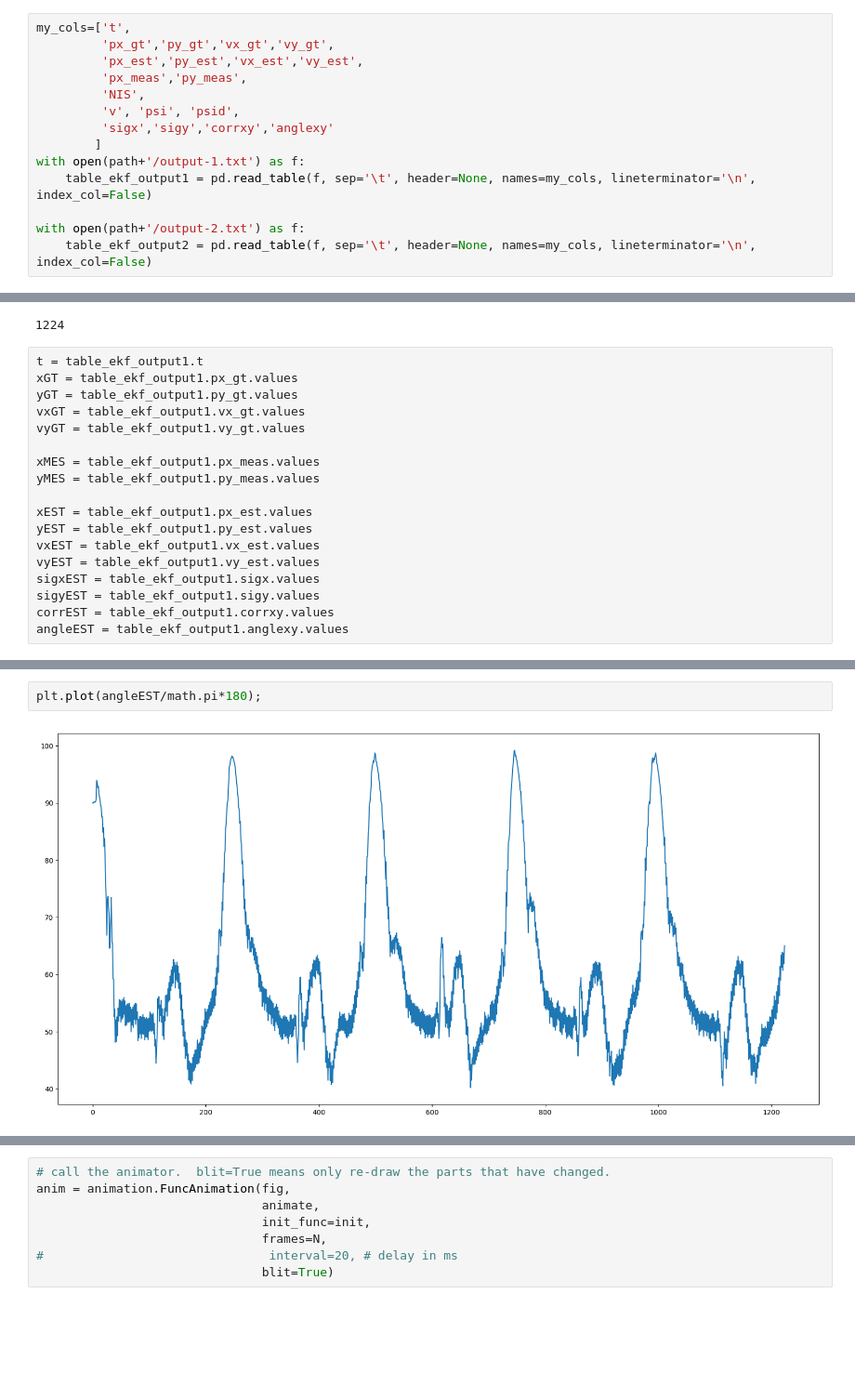
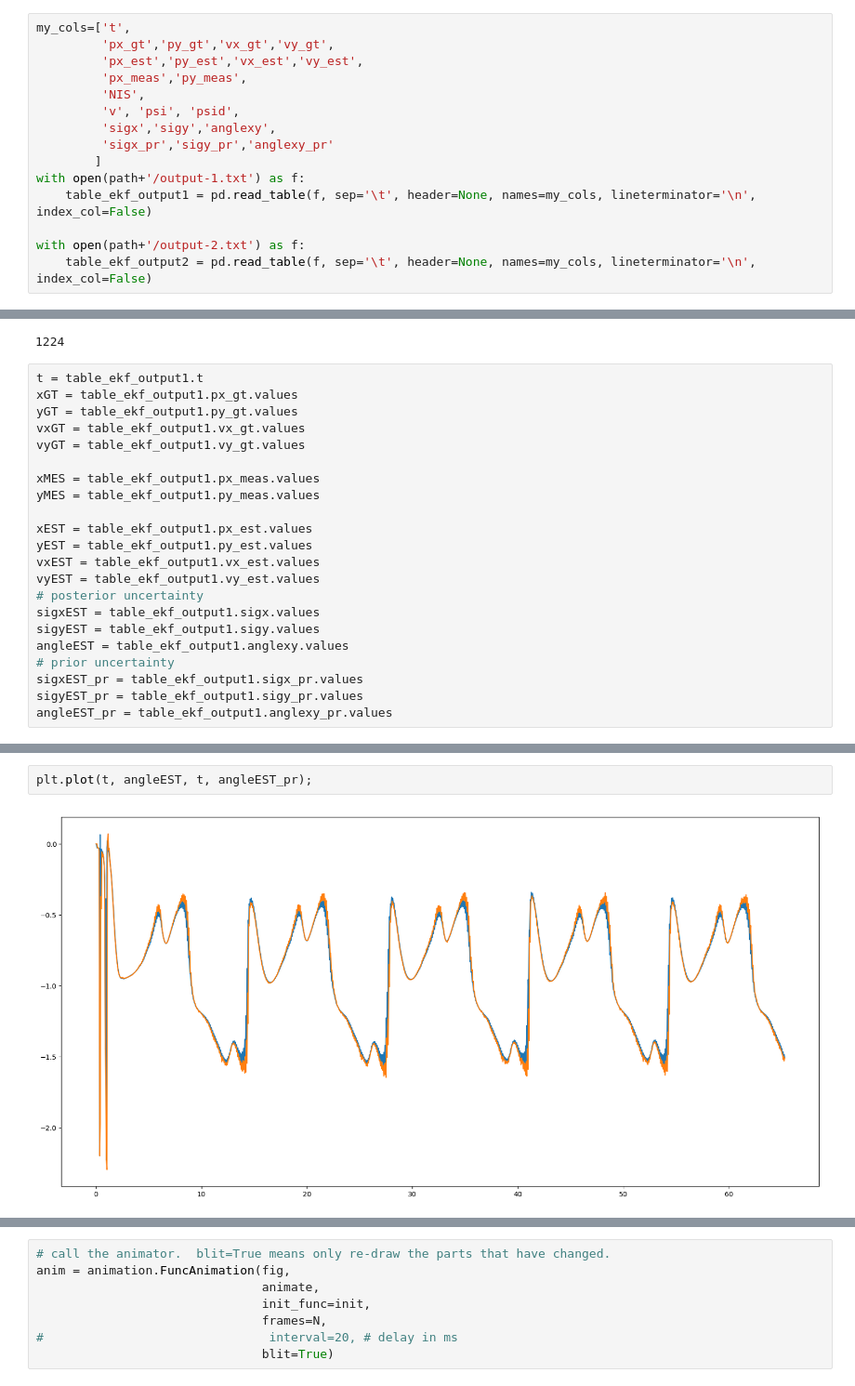
Before and after one commit to asimonov/CarND-Unscented-Kalman-Filter-Project, a Jupyter notebook: ukf-visualize.ipynb, the cells around one changed output, grey strips where cells are left out. Shown at 93% size. Cells and saved outputs as stored; diff of their text form; blank space fills up the shorter version.

Commit message:
visualisation is now correct. need to work on UKF precision

```diff
--- a/ukf-visualize.ipynb
+++ b/ukf-visualize.ipynb
@@ -15,7 +15,8 @@ my_cols=['t',
          'px_meas','py_meas',
          'NIS',
          'v', 'psi', 'psid',
-         'sigx','sigy','corrxy','anglexy'
+         'sigx','sigy','anglexy',
+         'sigx_pr','sigy_pr','anglexy_pr'
         ]
 with open(path+'/output-1.txt') as f:
     table_ekf_output1 = pd.read_table(f, sep='\t', header=None, names=my_cols, lineterminator='\n', index_col=False)
@@ -166,7 +165,11 @@ xEST = table_ekf_output1.px_est.values
 yEST = table_ekf_output1.py_est.values
 vxEST = table_ekf_output1.vx_est.values
 vyEST = table_ekf_output1.vy_est.values
+# posterior uncertainty
 sigxEST = table_ekf_output1.sigx.values
 sigyEST = table_ekf_output1.sigy.values
-corrEST = table_ekf_output1.corrxy.values
 angleEST = table_ekf_output1.anglexy.values
+# prior uncertainty
+sigxEST_pr = table_ekf_output1.sigx_pr.values
+sigyEST_pr = table_ekf_output1.sigy_pr.values
+angleEST_pr = table_ekf_output1.anglexy_pr.values
@@ -173,7 +180,7 @@ angleEST = table_ekf_output1.anglexy.values
 # %%
-plt.plot(angleEST/math.pi*180);
+plt.plot(t, angleEST, t, angleEST_pr);
 # %% [output]
-[figure, old version]
+[figure, new version]
 # %%
 # First set up the figure, the axis, and the plot element we want to animate
 fig = plt.figure();
```
Also changed, not shown: parts of 11 cells of this notebook, 3 other files.
